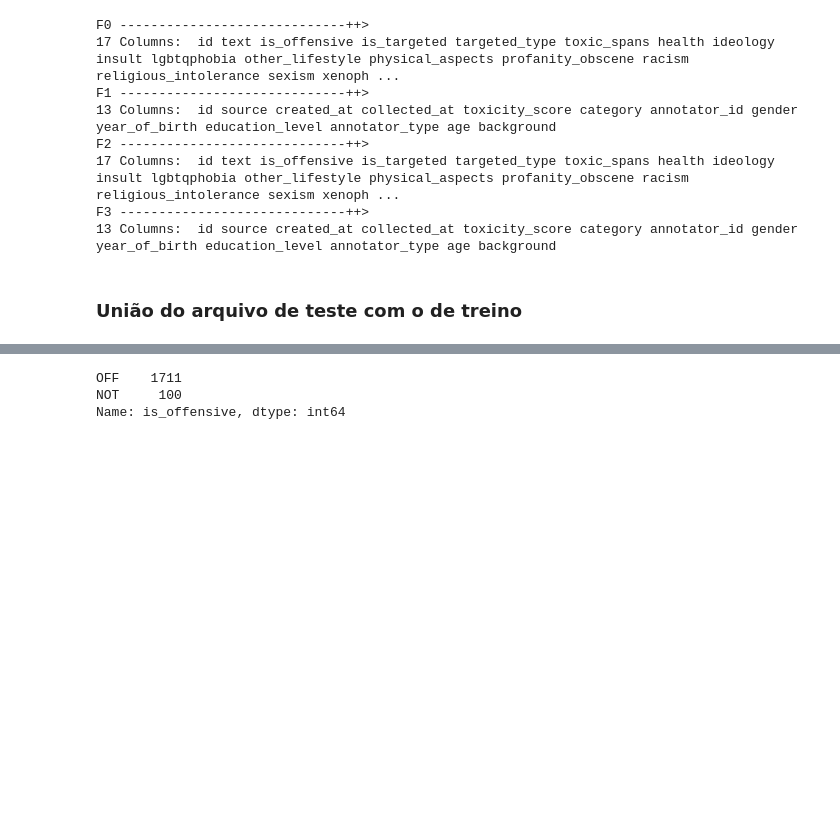
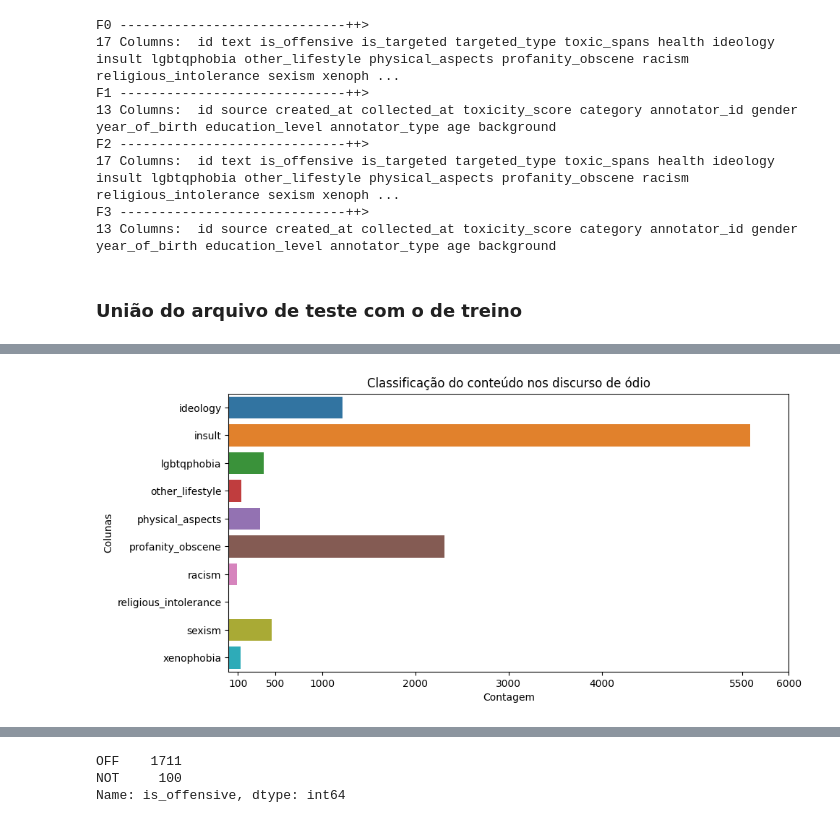
Before and after one commit to duvrdx/twitter_hate_speech, a Jupyter notebook: dataset_analysisv2.ipynb, the cells around one changed output, grey strips where cells are left out. Cells and saved outputs as stored; diff of their text form; code cells hidden in the pictures; blank space fills up the shorter version.

```diff
--- a/dataset_analysisv2.ipynb
+++ b/dataset_analysisv2.ipynb
@@ -61,0 +62,22 @@ dataframes_merged = pd.concat([dataframes[0], dataframes[2]])
+# %%
+df_filtered = dataframes_merged.loc[:, ['health', 'ideology', 'insult', 'lgbtqphobia', 'other_lifestyle', 'physical_aspects', 'profanity_obscene', 'racism', 'religious_intolerance', 'sexism', 'xenophobia']]
+
+# calcula o número de valores True em cada coluna
+counts = df_filtered.iloc[:, 1:].sum()
+
+# criar figura e eixo
+fig, ax = plt.subplots(figsize=(10,5))
+
+# criar gráfico de barras
+sns.barplot(x=counts.values, y=counts.index, ax=ax)
+
+# definir título e rótulos dos eixos
+ax.set_xticks([100, 500, 1000, 2000, 3000, 4000, 5500, 6000])
+ax.set_title("Classificação do conteúdo nos discurso de ódio")
+ax.set_ylabel("Colunas")
+ax.set_xlabel("Contagem")
+
+# exibir gráfico
+plt.show()
+# %% [output]
+[figure, added]
```
Also changed, not shown: parts of 8 cells of this notebook.
